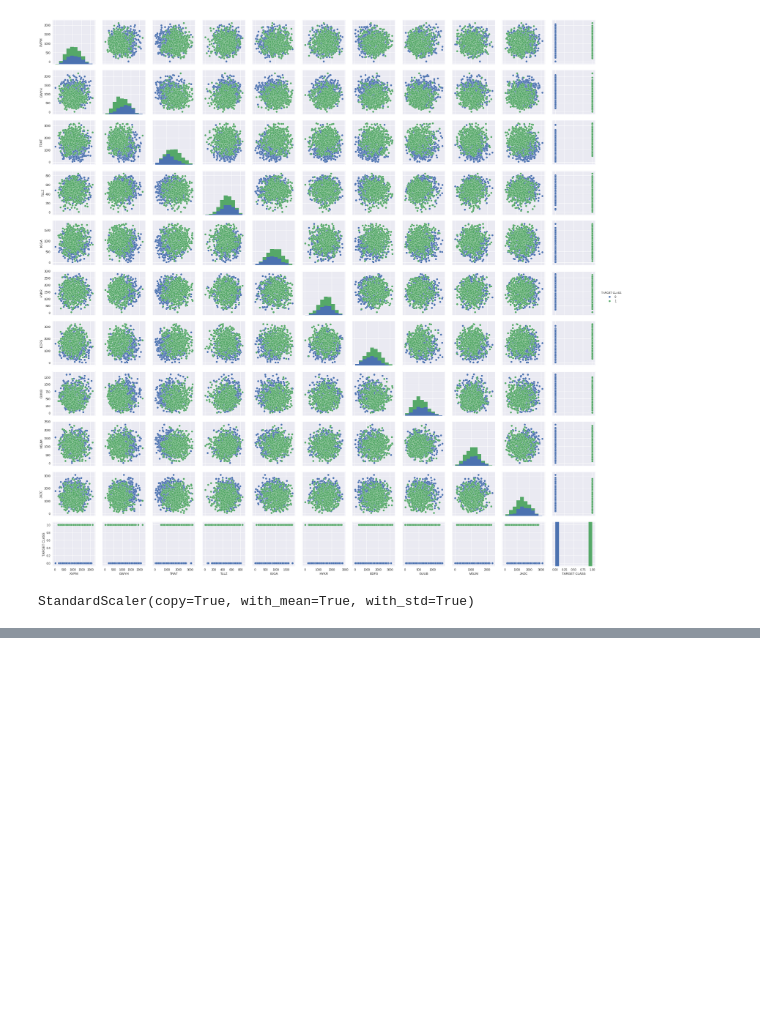
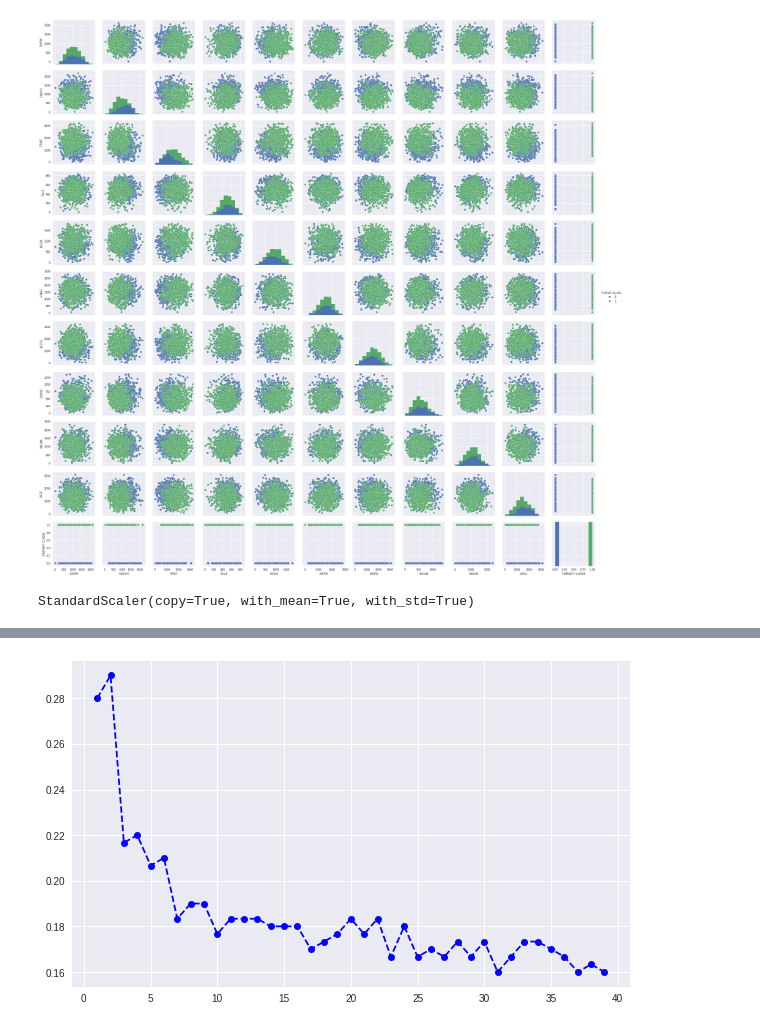
Before and after one commit to FrancoPalau/Data-Science-Course, a Jupyter notebook: Machine Learning Sections/K-Nearest-Neighbors/Project Resolution.ipynb, the cells around one changed output, grey strips where cells are left out. Cells and saved outputs as stored; diff of their text form; code cells hidden in the pictures; blank space fills up the shorter version.

```diff
--- a/Machine Learning Sections/K-Nearest-Neighbors/Project Resolution.ipynb
+++ b/Machine Learning Sections/K-Nearest-Neighbors/Project Resolution.ipynb
@@ -78,4 +78,4 @@ X_train, X_test, y_train, y_test = train_test_split(X, y, test_size=0.3, random_
 ### KNN model ###
 # %%
 knn = KNeighborsClassifier(n_neighbors=1)
-knn.fit()
+knn.fit(X_train, y_train)
@@ -81,0 +106,18 @@ knn.fit()
+# %%
+err_rate = []
+
+for i in range(1,40):
+    knn = KNeighborsClassifier(n_neighbors=i)
+    knn.fit(X_train, y_train)
+
+    pred_i = knn.predict(X_test)
+
+    err_rate.append(np.mean(y_test != pred_i))
+# %%
+plt.figure(figsize=(10,6))
+plt.plot(range(1,40),err_rate, color="Blue", linestyle="dashed",marker="o")
+plt.xlabel = "K"
+plt.ylabel = "Error Rate"
+plt.title = "Error Rate vs K values"
+# %% [output]
+[figure, added]
```
Also changed, not shown: parts of 6 cells of this notebook.
